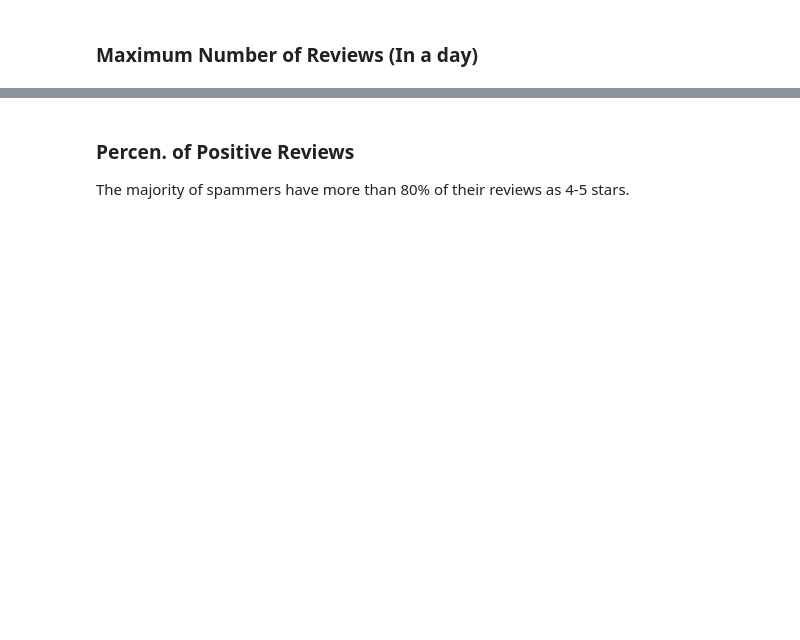
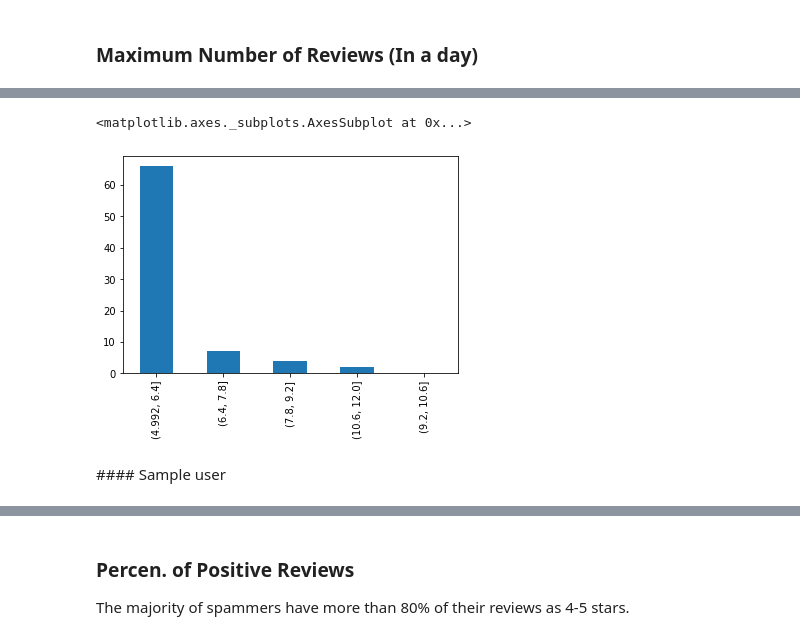
Before and after one commit to metinsenturk/review-credibility, a Jupyter notebook: notebooks/User features.ipynb, the cells around one changed output, grey strips where cells are left out. Cells and saved outputs as stored; diff of their text form; code cells hidden in the pictures; blank space fills up the shorter version.

```diff
--- a/notebooks/User features.ipynb
+++ b/notebooks/User features.ipynb
@@ -18,0 +22,6 @@ Wall time: 3min 10s
+# %%
+%%time
+# cleanup tables
+users_clean = pd.read_sql_table('users_clean', engine)
+reviews_clean = pd.read_sql_table('reviews_clean', engine)
+users_clean.shape, reviews_clean.shape
@@ -19,6 +48,7 @@ Wall time: 3min 10s
 # %%
 %%time
 # for debug purposes
-users = users_raw.sample(500000)
-reviews = reviews_raw.sample(500000)
+users = users_raw[users_raw.user_id.isin(users_clean.user_id)]#.sample(50000)
+reviews = reviews_raw[reviews_raw.review_id.isin(reviews_clean.review_id)]#.sample(50000)
+users.shape, reviews.shape
 # %% [output]
@@ -118,0 +148,8 @@ df_g_user_date[
+# %%
+# potential people who has more than 4 reviews in a day
+df_g_user_date._id[(df_g_user_date._id > 4)].value_counts(bins=5).plot.bar()
+# %% [output]
+<matplotlib.axes._subplots.AxesSubplot at 0x...>
+[figure, added]
+# %% [markdown]
+#### Sample user
```
Also changed, not shown: parts of 46 cells of this notebook, 6 other files.
